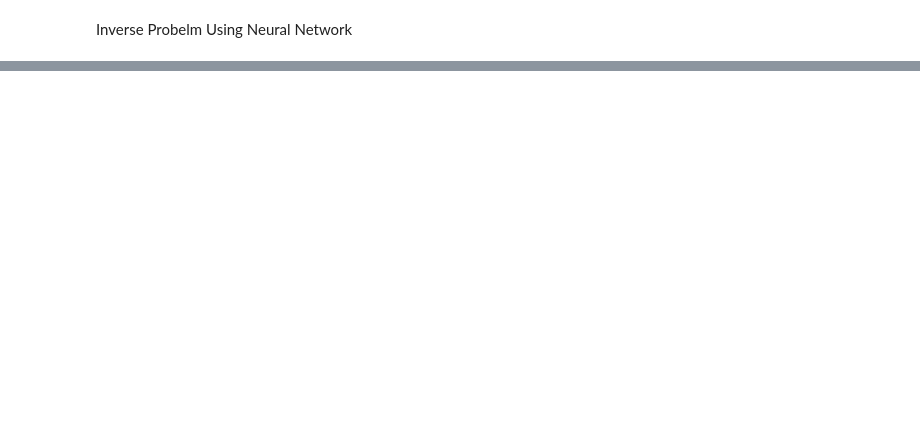
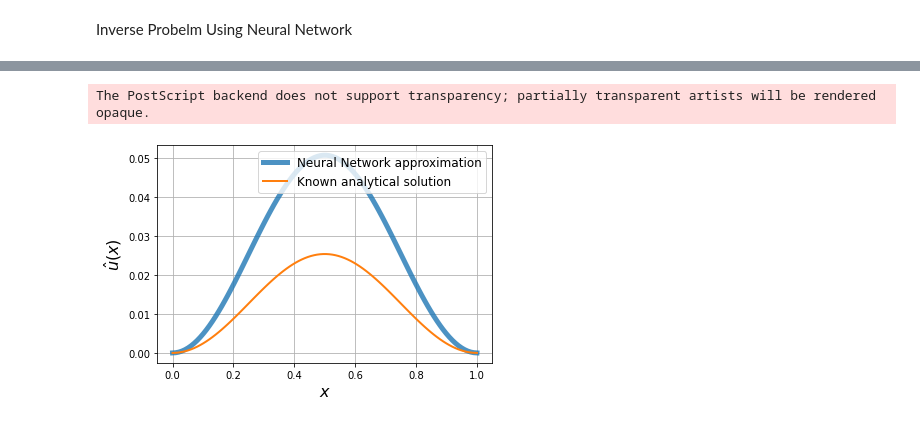
Before and after one commit to MrzLen/MSc_Thesis, a Jupyter notebook: neuralnetwork.ipynb, the cells around one changed output, grey strips where cells are left out. Cells and saved outputs as stored; diff of their text form; code cells hidden in the pictures; blank space fills up the shorter version.

Commit message:
neural network II

```diff
--- a/neuralnetwork.ipynb
+++ b/neuralnetwork.ipynb
@@ -101,2 +101,18 @@ plt.savefig('poisson2.eps', format='eps')
 # %% [markdown]
 Inverse Probelm Using Neural Network
+# %%
+def odevar(f, x):
+    return D(D(f, x), x) - (1/V('new_var', data=torch.Tensor([1.0])) *torch.cos(2 * np.pi * x))
+
+solver = Solver(odevar, ndims=1, boundary_condition=0, activation='Tanh',
+                constraints=lambda f, x: f(torch.tensor([0.5])))
+
+# def odevar(f, x,e):
+#    return (D(e * D(f, x), x) - torch.cos(2 * np.pi * x))
+
+# solver = Solver(odevar, ndims=1, initial_condition=0, nparams = 1)
+
+# sampler = NS('u') & NS('u', low=.5, high = 5.5)
+# %%
+solver.model.freeze_trainable(variables=('new_var',))
+solver.fit(niters=600, batch_size=500, lr=0.02)
@@ -102,0 +124,9 @@ Inverse Probelm Using Neural Network
+# %%
+xs = torch.Tensor(np.linspace(0, 1, 100))
+approxs = solver.predict(xs)
+# %%
+plot_approximation_1d(xs, approxs, lambda x: (1/ (4* np.pi**2))*((np.sin(np.pi * x))**2))
+plt.savefig('inverse_neuralnetwork.eps', format='eps')
+# %% [output]
+The PostScript backend does not support transparency; partially transparent artists will be rendered opaque.
+[figure, added]
```
Also changed, not shown: parts of 9 cells of this notebook, 10 other files.
